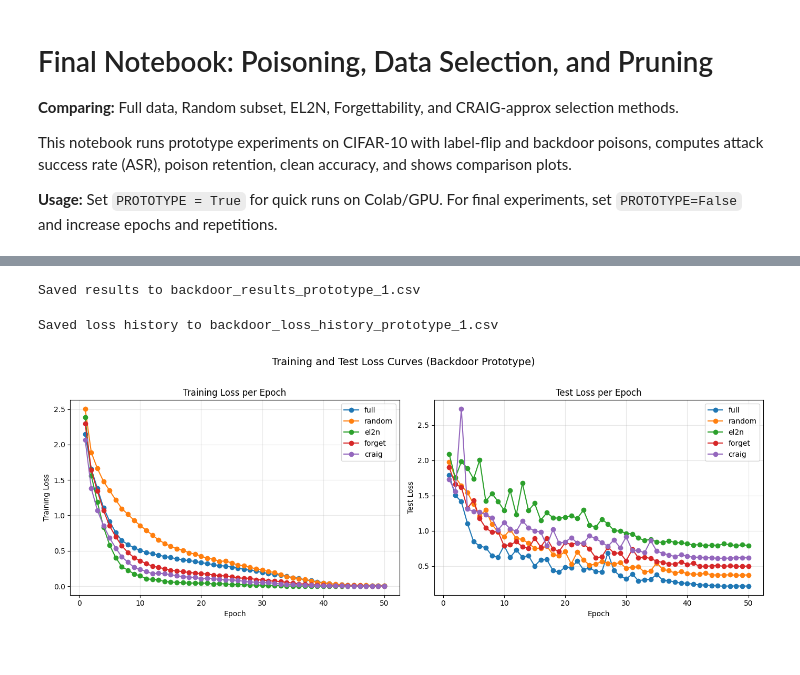
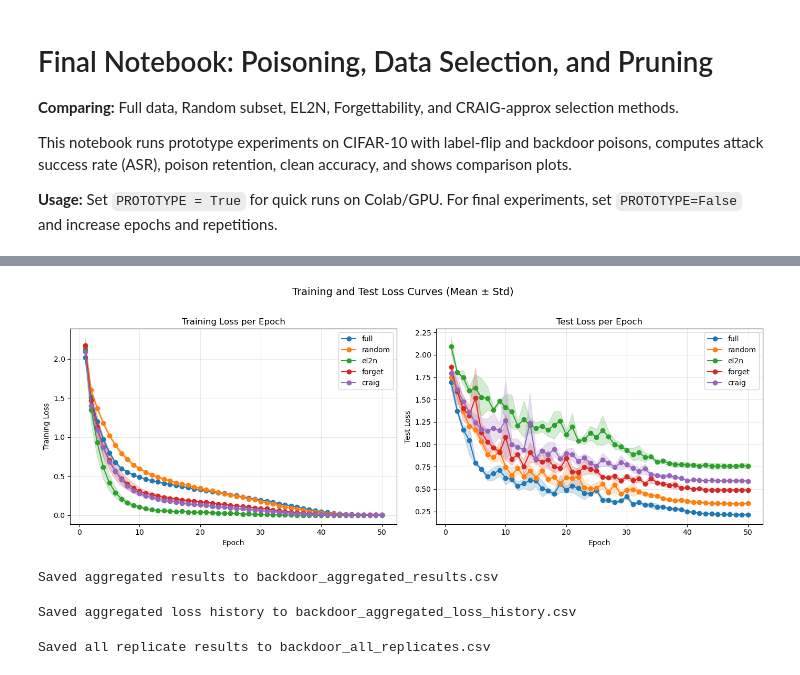
Before and after one commit to sarthikac/cs260d_final_project_pruning_poisoning, a Jupyter notebook: final_poison_prune_selection_notebook.ipynb, the cells around one changed output, grey strips where cells are left out. Drawn from its saved outputs; the diff is of its cells as text; code cells hidden in the pictures.

```diff
--- a/final_poison_prune_selection_notebook.ipynb
+++ b/final_poison_prune_selection_notebook.ipynb
@@ -230,16 +157,20 @@ EL2N Training Epoch 7/20
 # %%
-from results import *
+# Plot aggregated loss curves with shaded std regions
+plot_aggregated_loss_curves(agg_results, title='Training and Test Loss Curves (Mean ± Std)')
+# %% [output]
+[figure, added]
 # %%
-save_results_csv(res_backdoor, fname='backdoor_results_prototype_1.csv')
+# Save aggregated results (mean ± std) to CSV
+save_aggregated_results_csv(agg_results, fname='backdoor_aggregated_results.csv')
 # %% [output]
-Saved results to backdoor_results_prototype_1.csv
+Saved aggregated results to backdoor_aggregated_results.csv
 # %%
-# Save loss history to CSV
-save_loss_history_csv(res_backdoor, fname='backdoor_loss_history_prototype_1.csv')
+# Save aggregated loss history (mean ± std per epoch) to CSV
+save_aggregated_loss_history_csv(agg_results, fname='backdoor_aggregated_loss_history.csv')
 # %% [output]
-Saved loss history to backdoor_loss_history_prototype_1.csv
+Saved aggregated loss history to backdoor_aggregated_loss_history.csv
 # %%
-# Plot loss curves
-plot_loss_curves(res_backdoor, title='Training and Test Loss Curves (Backdoor Prototype)')
+# Save all individual replicate results to CSV
+save_all_replicates_csv(agg_results, fname='backdoor_all_replicates.csv')
 # %% [output]
-[figure, removed]
+Saved all replicate results to backdoor_all_replicates.csv
```
Also changed, not shown: parts of 18 cells of this notebook, 9 other files.
